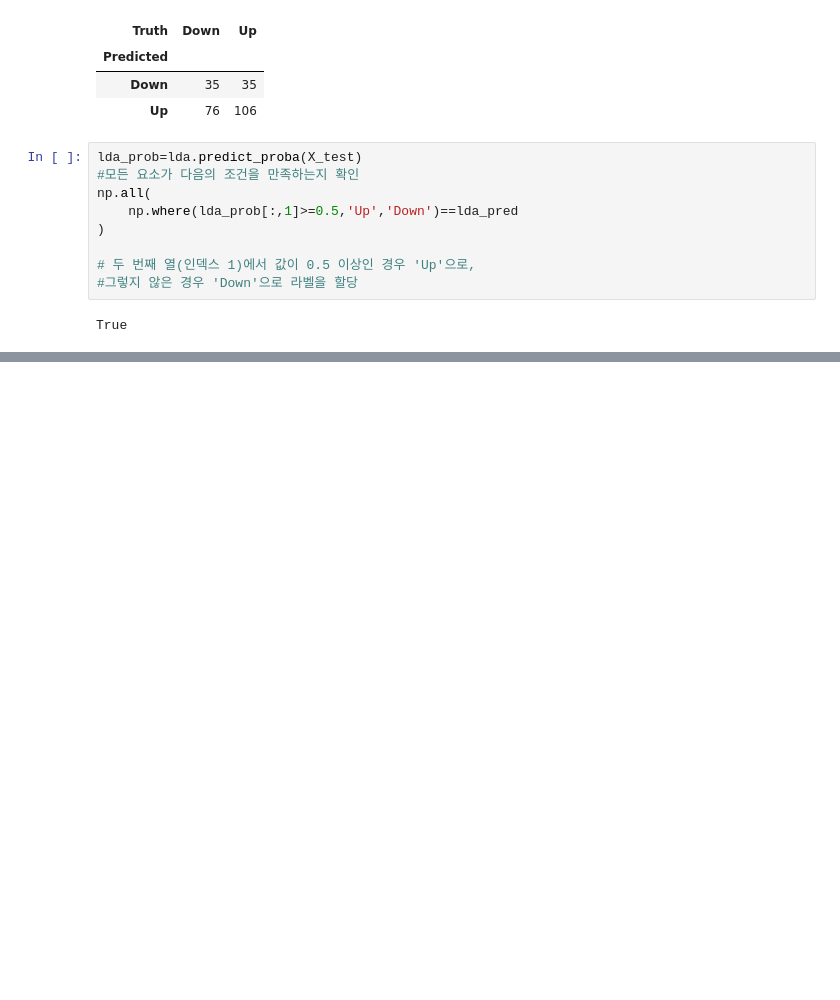
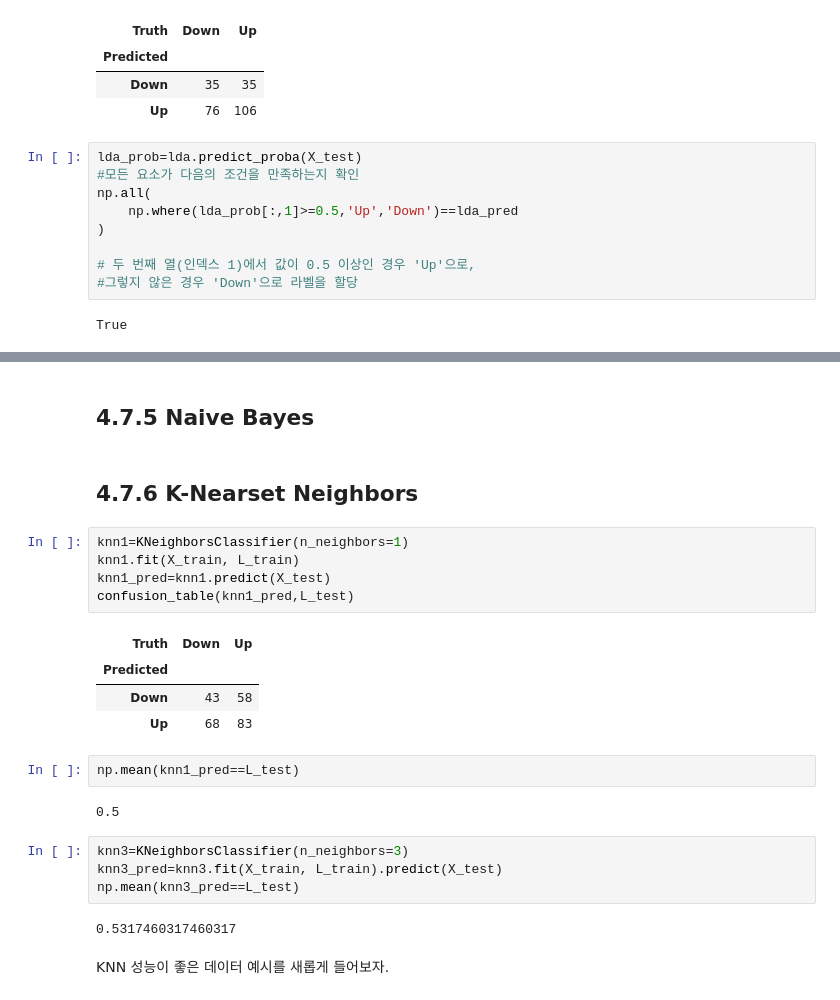
Before and after one commit to 2Ju1/AI_2024WinterStudy, a Jupyter notebook: ISLP_lab/Lesson4_lab.ipynb, the cells around one changed output, grey strips where cells are left out. Drawn from its saved outputs; the diff is of its cells as text; blank space fills up the shorter version.

```diff
--- a/ISLP_lab/Lesson4_lab.ipynb
+++ b/ISLP_lab/Lesson4_lab.ipynb
@@ -269,0 +336,26 @@ np,all(
+# %% [markdown]
+## 4.7.5 Naive Bayes
+# %% [markdown]
+## 4.7.6 K-Nearset Neighbors
+# %%
+knn1=KNeighborsClassifier(n_neighbors=1)
+knn1.fit(X_train, L_train)
+knn1_pred=knn1.predict(X_test)
+confusion_table(knn1_pred,L_test)
+# %% [output]
+| Truth | Down | Up |
+| Predicted |  |  |
+| Down | 43 | 58 |
+| Up | 68 | 83 |
+# %%
+np.mean(knn1_pred==L_test)
+# %% [output]
+0.5
+# %%
+knn3=KNeighborsClassifier(n_neighbors=3)
+knn3_pred=knn3.fit(X_train, L_train).predict(X_test)
+np.mean(knn3_pred==L_test)
+# %% [output]
+0.5317460317460317
+# %% [markdown]
+KNN 성능이 좋은 데이터 예시를 새롭게 들어보자.
```
Also changed, not shown: parts of 33 cells of this notebook, 25 other files.
